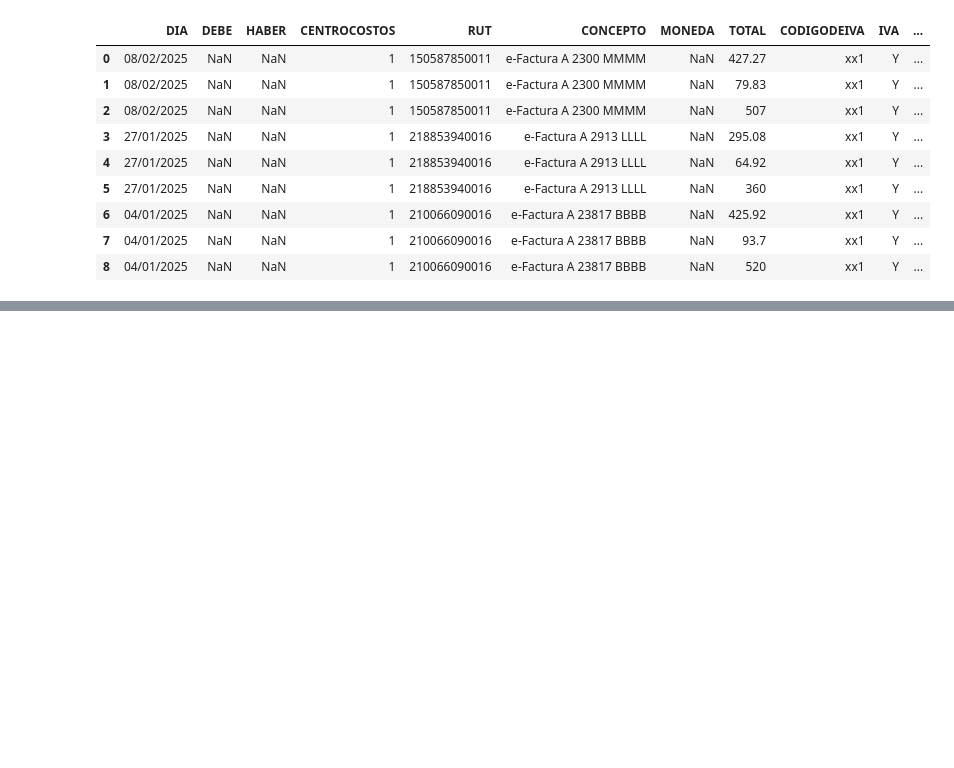
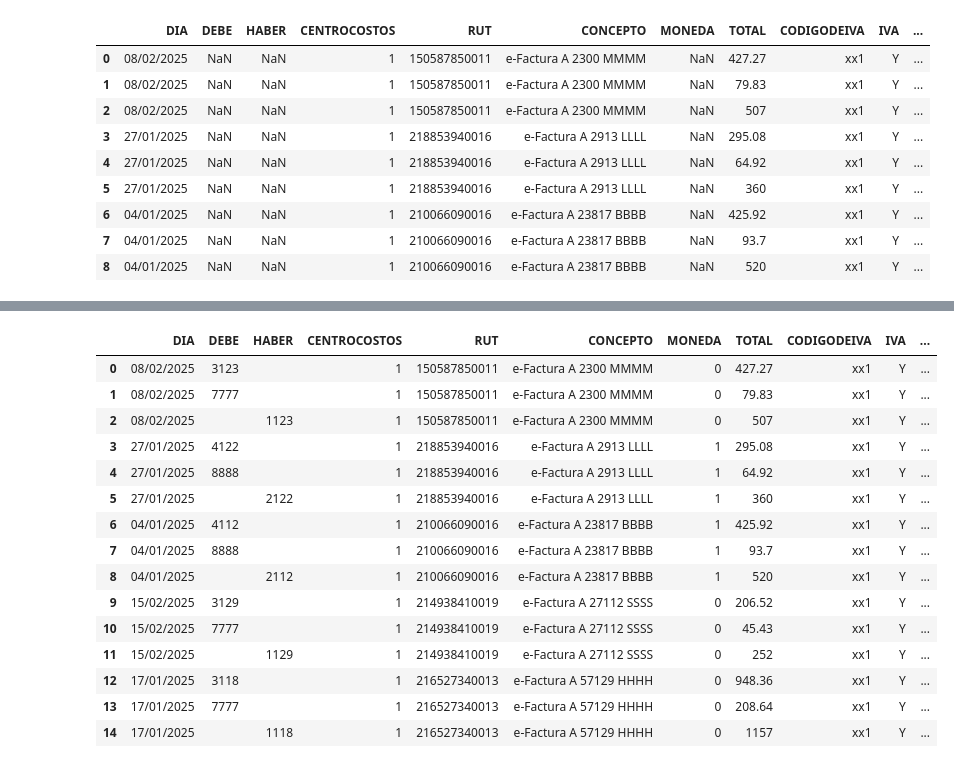
Before and after one commit to Fercaspe/CFE_Processor, a Jupyter notebook: Procesador_CFE.ipynb, the cells around one changed output, grey strips where cells are left out. Cells and saved outputs as stored; diff of their text form; code cells hidden in the pictures; blank space fills up the shorter version.

```diff
--- a/Procesador_CFE.ipynb
+++ b/Procesador_CFE.ipynb
@@ -331,0 +327,44 @@ df_nuevo.head(10)
+# %%
+def determinar_cuenta_contable_debe(row):
+    if row['MONEDA'] == 0 and row['TIPOMONTO'] == '1_Monto_Neto':
+        return row['Cta_Gasto_UYU']
+    elif row['MONEDA'] == 0 and row['TIPOMONTO'] == '2_IVA_Ventas':
+        return row['IVA_Ventas_UYU']
+    elif row['MONEDA'] == 1 and row['TIPOMONTO'] == '1_Monto_Neto':
+        return row['Cta_Gasto_USD']
+    elif row['MONEDA'] == 1 and row['TIPOMONTO'] == '2_IVA_Ventas':
+        return row['IVA_Ventas_USD']
+    else:
+         return ""
+
+
+def determinar_cuenta_contable_haber(row):
+  if row['MONEDA'] == 0 and row['TIPOMONTO'] == '3_Monto_Total':
+    return row['Cta_Proveedor_UYU']
+  elif row['MONEDA'] == 1 and row['TIPOMONTO'] == '3_Monto_Total':
+    return row['Cta_Proveedor_USD']
+  else:
+    return ""
+
+
+df_nuevo['DEBE'] = df_nuevo.apply(determinar_cuenta_contable_debe, axis=1)
+df_nuevo['HABER'] = df_nuevo.apply(determinar_cuenta_contable_haber, axis=1)
+
+df_nuevo.head(15)
+# %% [output]
+|  | DIA | DEBE | HABER | CENTROCOSTOS | RUT | CONCEPTO | MONEDA | TOTAL | CODIGODEIVA | IVA | ... |
+| 0 | 08/02/2025 | 3123 |  | 1 | 150587850011 | e-Factura A 2300 MMMM | 0 | 427.27 | xx1 | Y | ... |
+| 1 | 08/02/2025 | 7777 |  | 1 | 150587850011 | e-Factura A 2300 MMMM | 0 | 79.83 | xx1 | Y | ... |
+| 2 | 08/02/2025 |  | 1123 | 1 | 150587850011 | e-Factura A 2300 MMMM | 0 | 507 | xx1 | Y | ... |
+| 3 | 27/01/2025 | 4122 |  | 1 | 218853940016 | e-Factura A 2913 LLLL | 1 | 295.08 | xx1 | Y | ... |
+| 4 | 27/01/2025 | 8888 |  | 1 | 218853940016 | e-Factura A 2913 LLLL | 1 | 64.92 | xx1 | Y | ... |
+| 5 | 27/01/2025 |  | 2122 | 1 | 218853940016 | e-Factura A 2913 LLLL | 1 | 360 | xx1 | Y | ... |
+| 6 | 04/01/2025 | 4112 |  | 1 | 210066090016 | e-Factura A 23817 BBBB | 1 | 425.92 | xx1 | Y | ... |
+| 7 | 04/01/2025 | 8888 |  | 1 | 210066090016 | e-Factura A 23817 BBBB | 1 | 93.7 | xx1 | Y | ... |
+| 8 | 04/01/2025 |  | 2112 | 1 | 210066090016 | e-Factura A 23817 BBBB | 1 | 520 | xx1 | Y | ... |
+| 9 | 15/02/2025 | 3129 |  | 1 | 214938410019 | e-Factura A 27112 SSSS | 0 | 206.52 | xx1 | Y | ... |
+| 10 | 15/02/2025 | 7777 |  | 1 | 214938410019 | e-Factura A 27112 SSSS | 0 | 45.43 | xx1 | Y | ... |
+| 11 | 15/02/2025 |  | 1129 | 1 | 214938410019 | e-Factura A 27112 SSSS | 0 | 252 | xx1 | Y | ... |
+| 12 | 17/01/2025 | 3118 |  | 1 | 216527340013 | e-Factura A 57129 HHHH | 0 | 948.36 | xx1 | Y | ... |
+| 13 | 17/01/2025 | 7777 |  | 1 | 216527340013 | e-Factura A 57129 HHHH | 0 | 208.64 | xx1 | Y | ... |
+| 14 | 17/01/2025 |  | 1118 | 1 | 216527340013 | e-Factura A 57129 HHHH | 0 | 1157 | xx1 | Y | ... |
```
Also changed, not shown: parts of 2 cells of this notebook.
